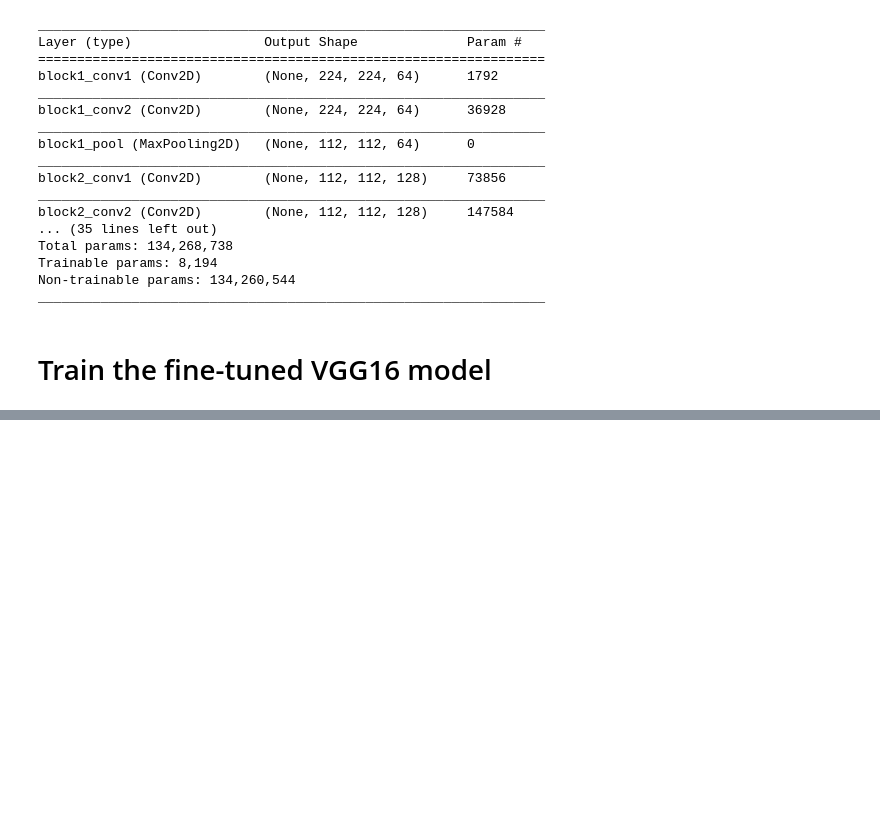
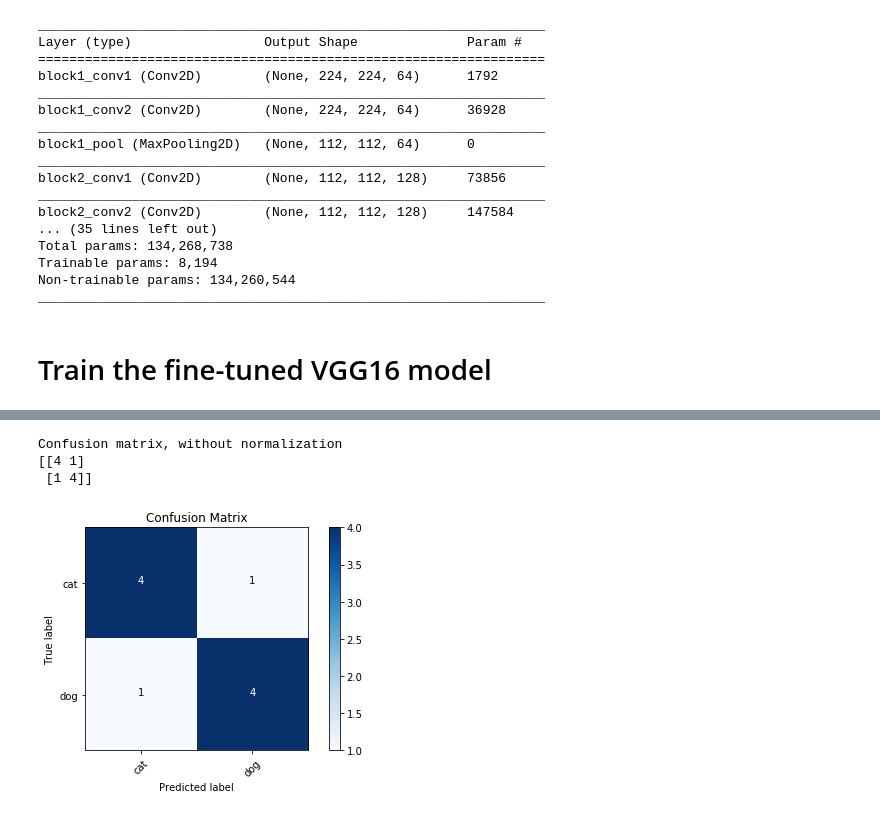
Before and after one commit to Losiek/keras_tutorial, a Jupyter notebook: CNN.ipynb, the cells around one changed output, grey strips where cells are left out. Drawn from its saved outputs; the diff is of its cells as text; code cells hidden in the pictures; blank space fills up the shorter version.

```diff
--- a/CNN.ipynb
+++ b/CNN.ipynb
@@ -246,0 +258,2 @@ Epoch 5/5
+# %%
+predictions = model.predict_generator(test_batches, steps=1, verbose=0)
@@ -246,0 +265,10 @@ Epoch 5/5
+# %%
+cm = confusion_matrix(test_labels, np.around(predictions[:,0]))
+# %%
+cm_plot_labels = ['cat', 'dog']
+plot_confusion_matrix(cm, cm_plot_labels, title='Confusion Matrix')
+# %% [output]
+Confusion matrix, without normalization
+[[4 1]
+ [1 4]]
+[figure, added]
```
Also changed, not shown: parts of 13 cells of this notebook, 1 other file.
